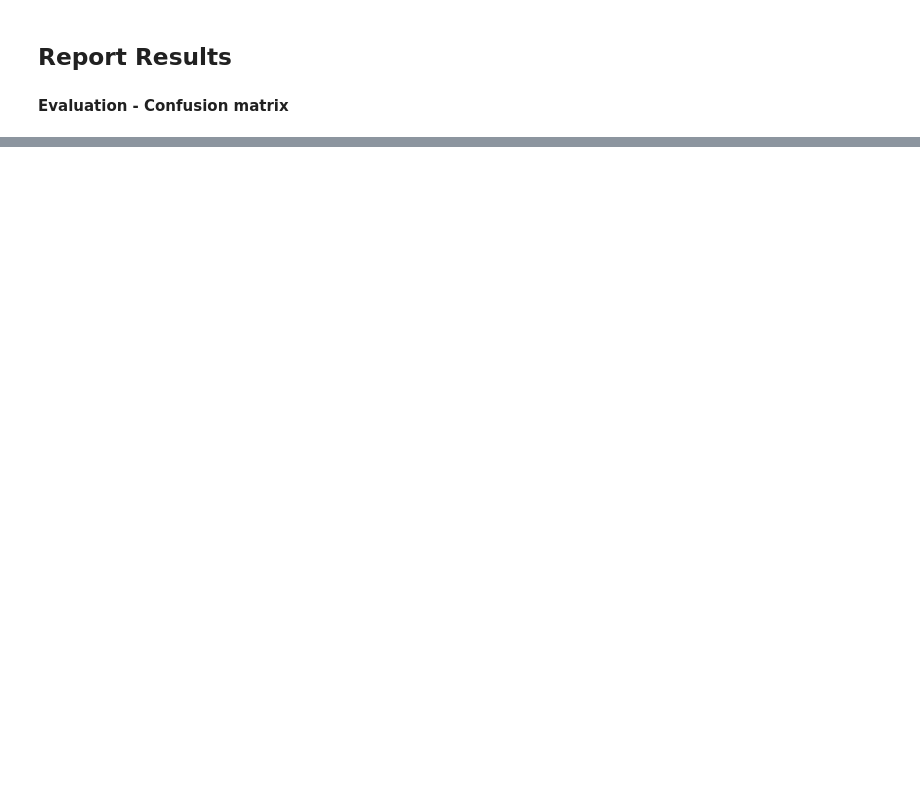
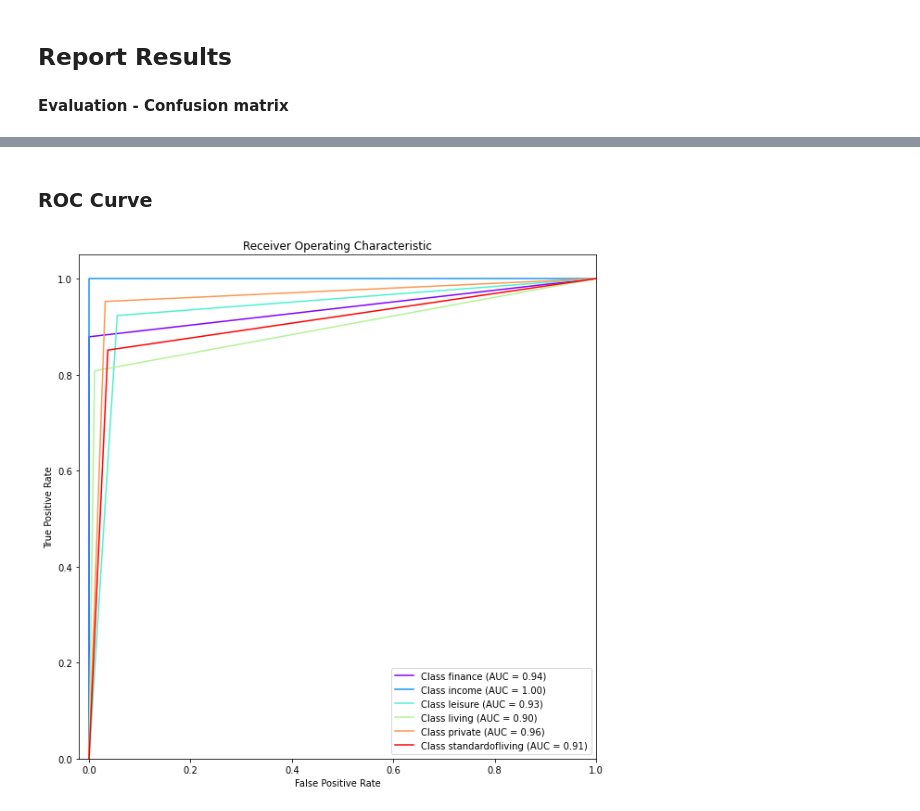
Before and after one commit to mariamonzon/Software-applications-with-AI, a Jupyter notebook: Homework1-NaiveBayesTransactions/Homework-1-Classification.ipynb, the cells around one changed output, grey strips where cells are left out. Drawn from its saved outputs; the diff is of its cells as text; code cells hidden in the pictures; blank space fills up the shorter version.

Commit message:
"Upload final version first exercise"

```diff
--- a/Homework1-NaiveBayesTransactions/Homework-1-Classification.ipynb
+++ b/Homework1-NaiveBayesTransactions/Homework-1-Classification.ipynb
@@ -346 +398,43 @@ weighted avg       0.86      0.81      0.83        32
+# %%
+def plot_multiclass_roc(y_preds, y, labels, figsize=(10, 10)):
+    y = label_binarize(y, classes=np.arange(len(labels)))
+    y_score = pd.get_dummies(y_preds, drop_first= False).values
+    colors = colm.rainbow(np.linspace(0.0, 1.0, len(class_labels)))
+
+    # structures
+    fpr = dict()
+    tpr = dict()
+    roc_auc = dict()
+
+    # Plot a ROC for each class
+    fig, ax = plt.subplots(figsize=figsize)
+
+    for k,i in labels.items():# range(len(labels)):
+        fp,tp,  _ = roc_curve(y[:, i], y_score[:, i])
+        fpr[i], tpr[i], _ = roc_curve(y[:, i], y_score[:, i])
+        roc_auc[i] = auc(fpr[i], tpr[i])
+        ax.plot( fp,tp,label='Class %s (AUC = %0.2f)' % (k,  auc( fp,tp) ), c =colors[i, :])
+
+    ax.set_xlim([-0.02, 1.0])
+    ax.set_ylim([0.0, 1.05])
+    ax.legend(loc="best")
+
+    ax.set_xlabel('False Positive Rate')
+    ax.set_ylabel('True Positive Rate')
+    ax.set_title('Receiver Operating Characteristic')
+
+    plt.show()
+
+
+def plot_pobabilities_class( y_prob_cv, test_index, class_labels):
+    plt.figure(figsize=(16,12))
+    colors = colm.rainbow(np.linspace(0.0, 1.0, len(class_labels)))
+
+    for k,v in list(class_labels.items() ):
+        plt.subplot(2,len(class_labels)//2,v+1)
+        #order = np.lexsort((probs_class[v], ))
+        plt.title(label='Predicted Probability of class {}'.format(k))
+        plt.xlabel("Sample ID")
+        plt.ylabel("Probability(l={})".format(v))
+        plt.bar(test_index, y_prob_cv[:,v],  color = colors[v, :])
 # %%
@@ -354,0 +447,6 @@ disp.plot(xticks_rotation= 'vertical', cmap =plt.cm.Greens)
+# %% [markdown]
+### ROC Curve
+# %%
+plot_multiclass_roc(y_pred_cv, y[test_index], class_labels)
+# %% [output]
+[figure, added]
```
Also changed, not shown: parts of 60 cells of this notebook.
